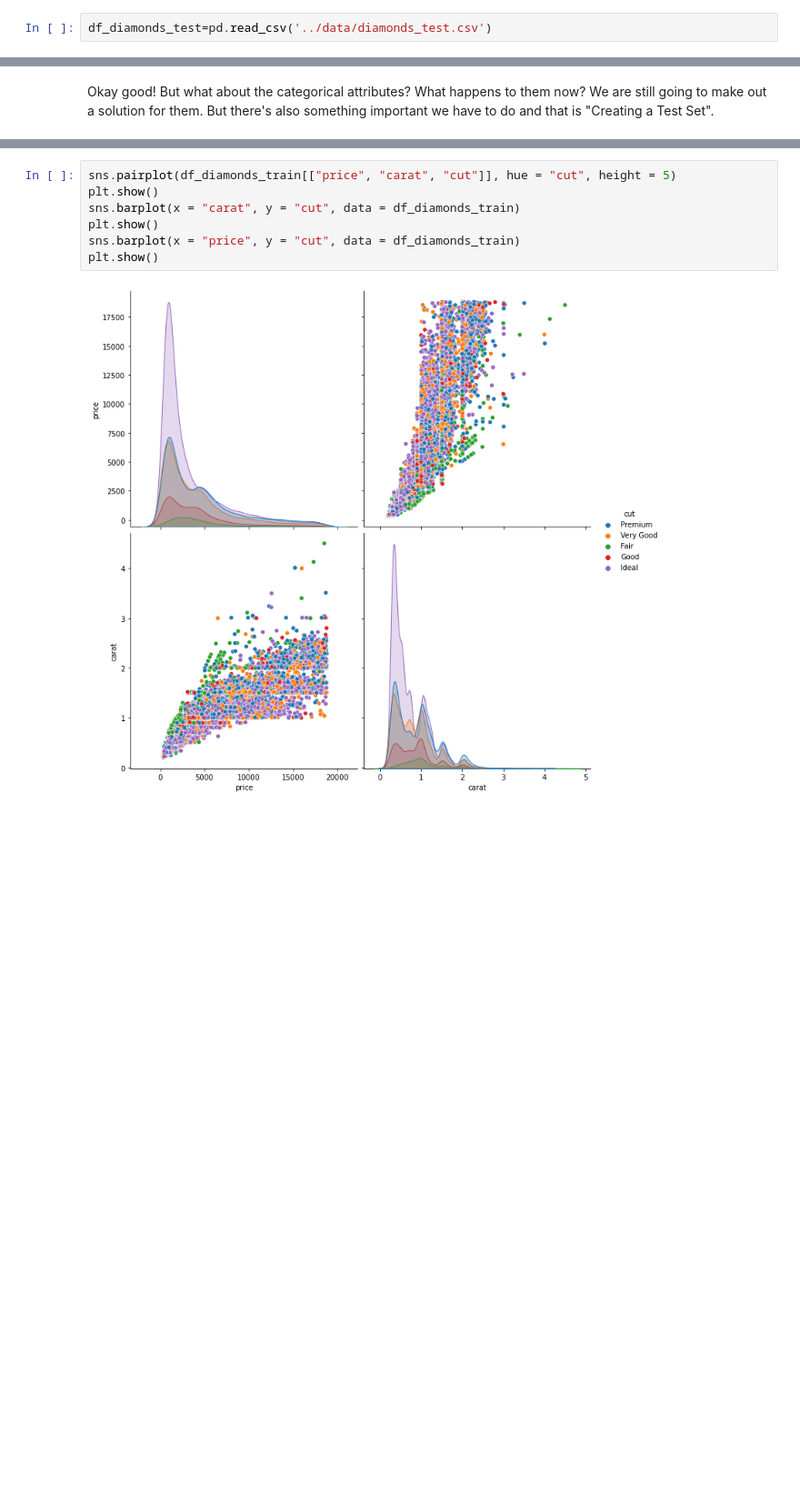
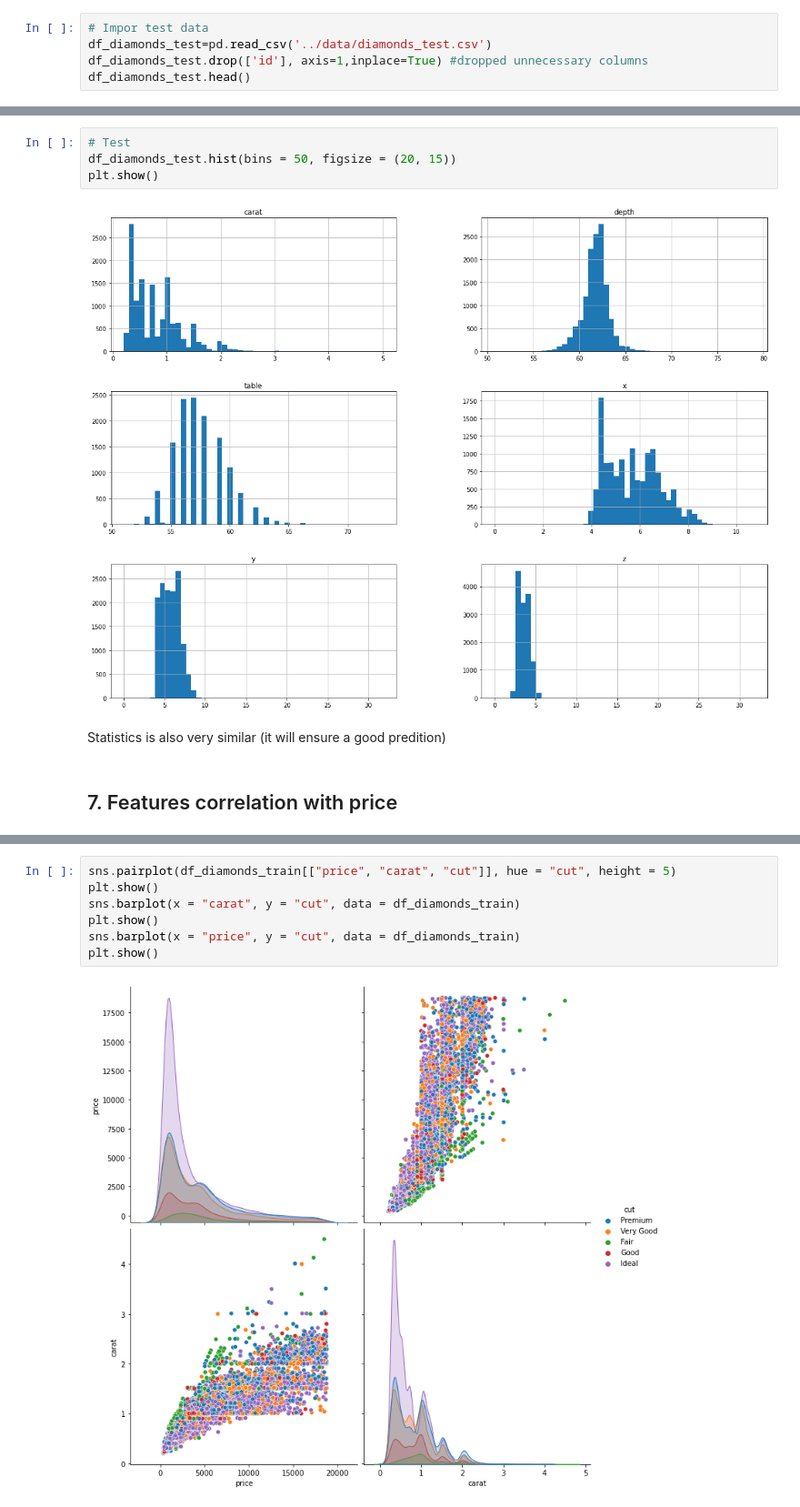
Before and after one commit to Malvagfr/ih_datamadpt1121_project_m3, a Jupyter notebook: code/0_EDA.ipynb, the cells around one changed output, grey strips where cells are left out. Shown at 91% size. Saved outputs shown, nothing was run; the diff lists cells and outputs as text; blank space fills up the shorter version.

```diff
--- a/code/0_EDA.ipynb
+++ b/code/0_EDA.ipynb
@@ -33,2 +42,5 @@ Name: Unnamed: 0, Length: 40455, dtype: int64
 # %%
+# Impor test data
 df_diamonds_test=pd.read_csv('../data/diamonds_test.csv')
+df_diamonds_test.drop(['id'], axis=1,inplace=True) #dropped unnecessary columns
+df_diamonds_test.head()
@@ -196,6 +384,14 @@ df_diamonds_train.hist(bins = 50, figsize = (20, 15))
 plt.show()
 # %% [output]
 [figure]
-# %% [markdown]
-Okay good! But what about the categorical attributes? What happens to them now? We are still going to make out a solution for them. But there's also something important we have to do and that is "Creating a Test Set".
+# %%
+# Test
+df_diamonds_test.hist(bins = 50, figsize = (20, 15))
+plt.show()
+# %% [output]
+[figure, added]
+# %% [markdown]
+Statistics is also very similar (it will ensure a good predition)
+# %% [markdown]
+## 7. Features correlation with price
 # %%
```
Also changed, not shown: parts of 97 cells of this notebook, 7 other files.
